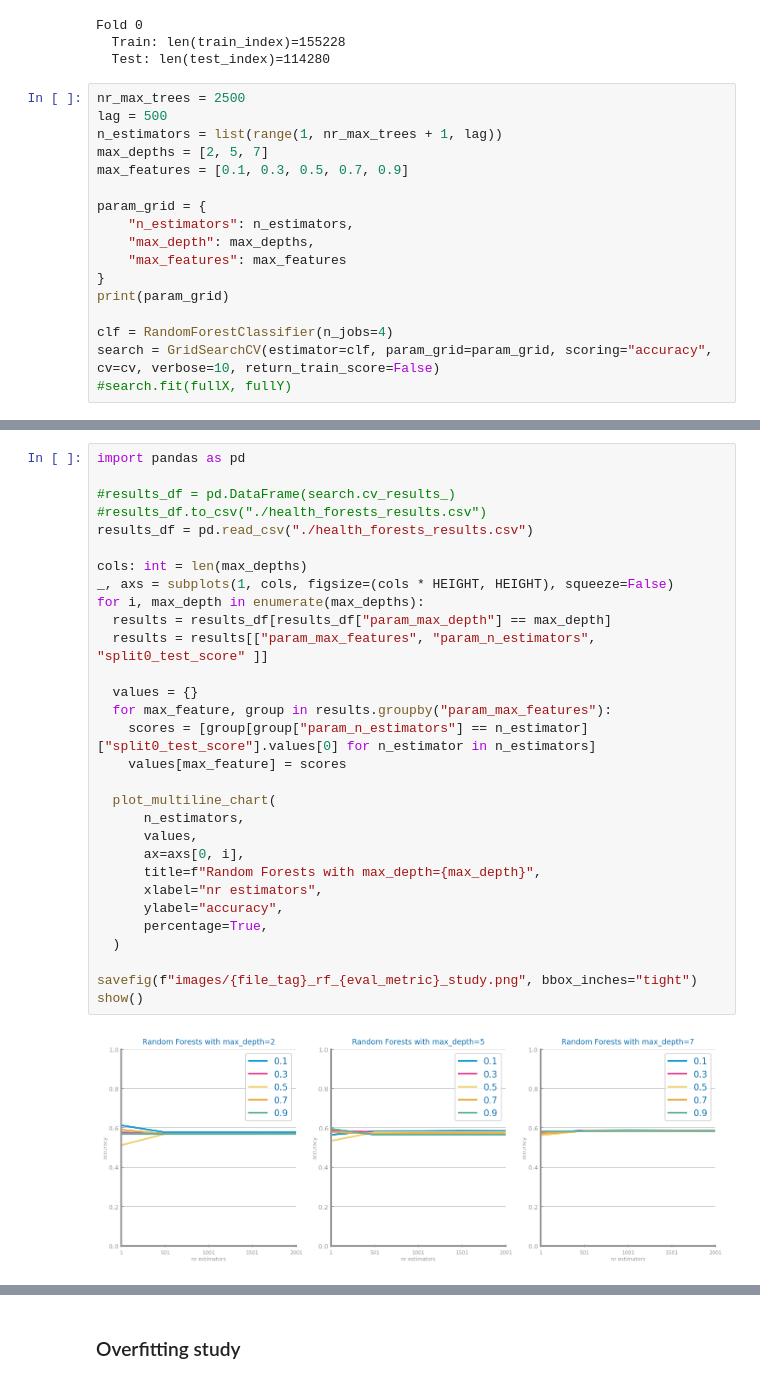
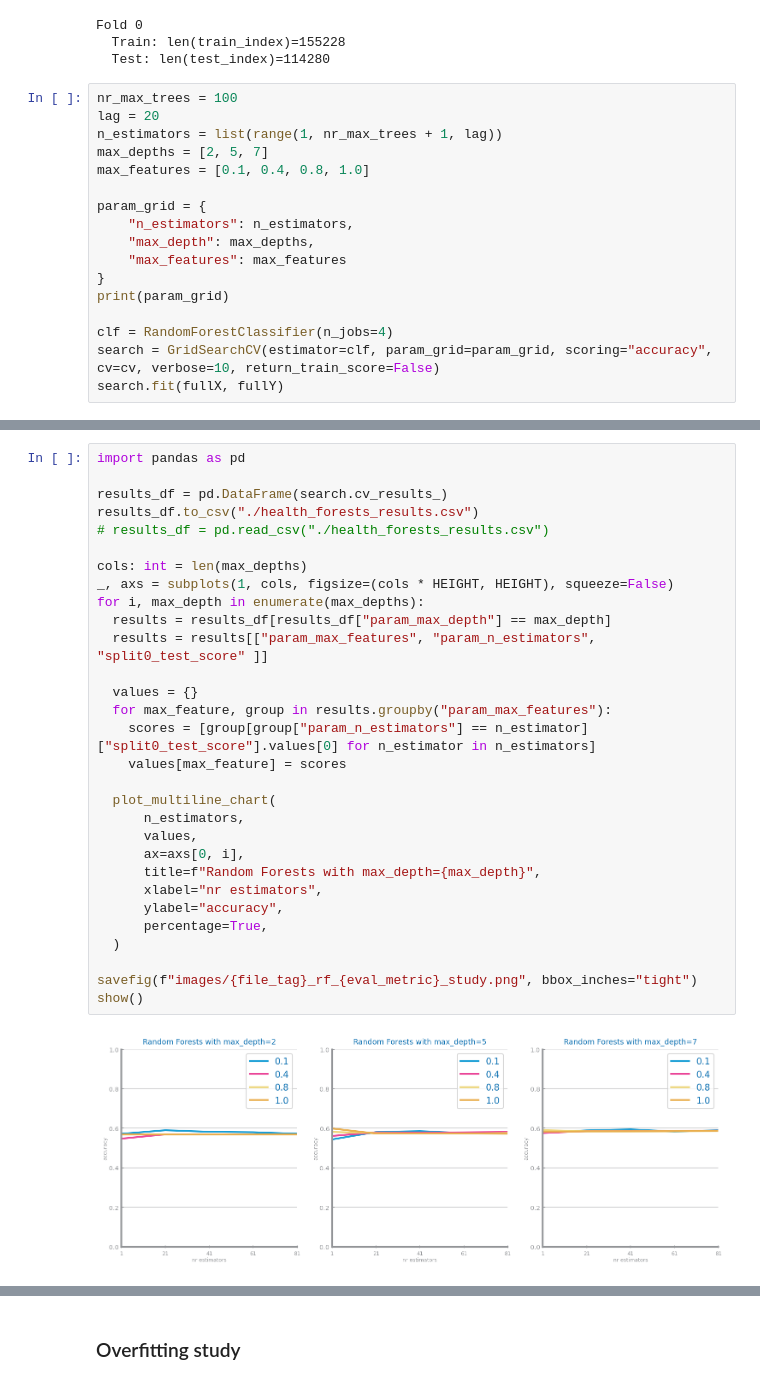
Before and after one commit to DaviGiordano/data-science-course-project, a Jupyter notebook: ipynb_files/Multidimensional/4_Classfication/health_forests.ipynb, the cells around one changed output, grey strips where cells are left out. Cells and saved outputs as stored; diff of their text form.

```diff
--- a/ipynb_files/Multidimensional/4_Classfication/health_forests.ipynb
+++ b/ipynb_files/Multidimensional/4_Classfication/health_forests.ipynb
@@ -71,11 +71,11 @@ Fold 0
   Train: len(train_index)=155228
   Test: len(test_index)=114280
 # %%
-nr_max_trees = 2500
-lag = 500
+nr_max_trees = 100
+lag = 20
 n_estimators = list(range(1, nr_max_trees + 1, lag))
 max_depths = [2, 5, 7]
-max_features = [0.1, 0.3, 0.5, 0.7, 0.9]
+max_features = [0.1, 0.4, 0.8, 1.0]
 
 param_grid = {
     "n_estimators": n_estimators,
@@ -86,5 +86,5 @@ print(param_grid)
 
 clf = RandomForestClassifier(n_jobs=4)
 search = GridSearchCV(estimator=clf, param_grid=param_grid, scoring="accuracy", cv=cv, verbose=10, return_train_score=False)
-#search.fit(fullX, fullY)
+search.fit(fullX, fullY)
 # %% [output]
@@ -92,35 +114,35 @@ search = GridSearchCV(estimator=clf, param_grid=param_grid, scoring="accuracy",
 # %%
 import pandas as pd
 
-#results_df = pd.DataFrame(search.cv_results_)
-#results_df.to_csv("./health_forests_results.csv")
-results_df = pd.read_csv("./health_forests_results.csv")
+results_df = pd.DataFrame(search.cv_results_)
+results_df.to_csv("./health_forests_results.csv")
+# results_df = pd.read_csv("./health_forests_results.csv")
 
 cols: int = len(max_depths)
 _, axs = subplots(1, cols, figsize=(cols * HEIGHT, HEIGHT), squeeze=False)
 for i, max_depth in enumerate(max_depths):
   results = results_df[results_df["param_max_depth"] == max_depth]
   results = results[["param_max_features", "param_n_estimators", "split0_test_score" ]]
 
   values = {}
   for max_feature, group in results.groupby("param_max_features"):
     scores = [group[group["param_n_estimators"] == n_estimator]["split0_test_score"].values[0] for n_estimator in n_estimators]
     values[max_feature] = scores
 
   plot_multiline_chart(
       n_estimators,
       values,
       ax=axs[0, i],
       title=f"Random Forests with max_depth={max_depth}",
       xlabel="nr estimators",
       ylabel="accuracy",
       percentage=True,
   )
 
 savefig(f"images/{file_tag}_rf_{eval_metric}_study.png", bbox_inches="tight")
 show()
 # %% [output]
-[figure, old version]
+[figure, new version]
 # %%
 results_df.describe().T
 # %% [output]
```
Also changed, not shown: parts of 8 cells of this notebook, 9 other files.
